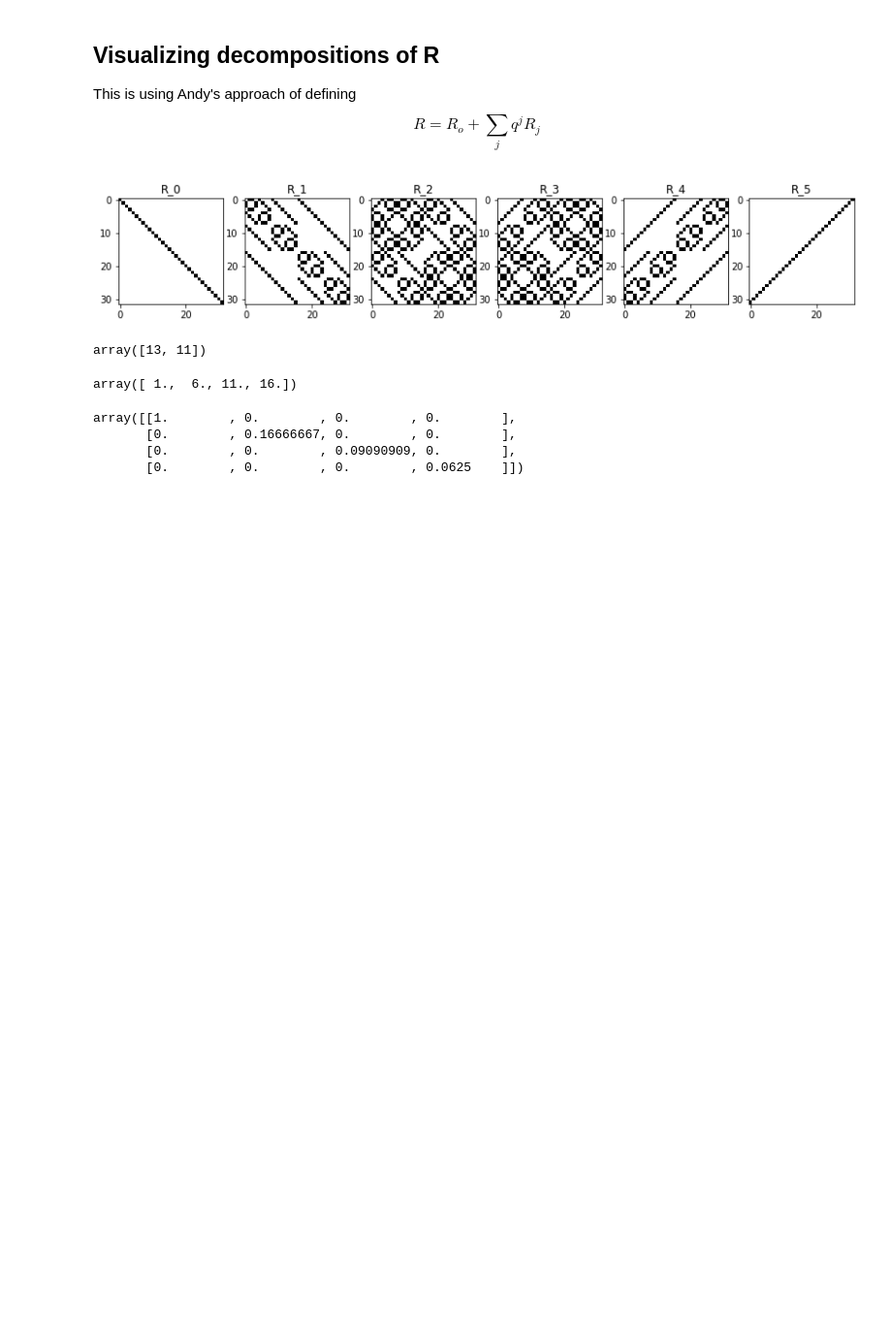
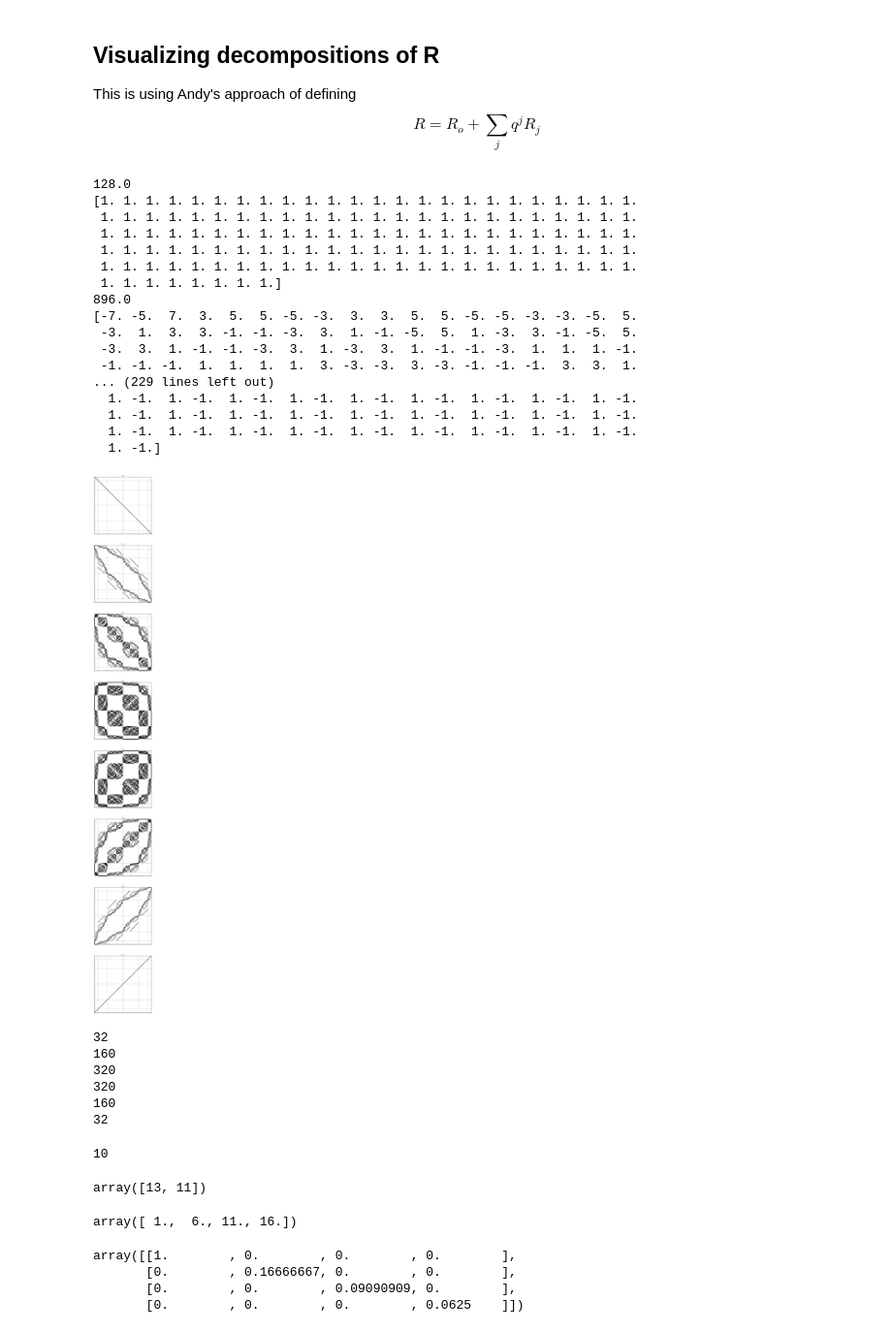
Before and after one commit to peterse/perturbative_readout_correction, a Jupyter notebook: visualize_rj.ipynb, the cells around one changed output. Shown at 97% size. Drawn from its saved outputs; the diff is of its cells as text; code cells hidden in the pictures; blank space fills up the shorter version.

```diff
--- a/visualize_rj.ipynb
+++ b/visualize_rj.ipynb
@@ -12,19 +13,55 @@ import utils
 # %%
-n = 5
+n = 7
 d = 1 << n
-fig, axes = plt.subplots(1, n+1, figsize=(14, 8))
+fig, axes = plt.subplots(n+1, 1, figsize=(10, 80))
 R = np.zeros((d, d))
 for w in range(n+1):
     R_w = np.zeros((d, d))
     for i in range(d):
         for j in range(d):
             if utils.distance(i,j) == w:
                 R_w[i,j] = 1
-    axes[w].imshow(R_w, cmap='binary')
+    viz.u_imshow(R_w, n, ax=axes[w], sort_by_weight=True, cmap='binary', vmin=0, vmax=1)
+    axes[w].set_xticklabels([])
+    axes[w].set_yticklabels([])
     axes[w].set_title(f"R_{w}")
+    print(R_w.sum())
+    u,v = np.linalg.eig(R_w)
+    print(u)
     R += R_w
 # %% [output]
+128.0
+[1. 1. 1. 1. 1. 1. 1. 1. 1. 1. 1. 1. 1. 1. 1. 1. 1. 1. 1. 1. 1. 1. 1. 1.
+ 1. 1. 1. 1. 1. 1. 1. 1. 1. 1. 1. 1. 1. 1. 1. 1. 1. 1. 1. 1. 1. 1. 1. 1.
+ 1. 1. 1. 1. 1. 1. 1. 1. 1. 1. 1. 1. 1. 1. 1. 1. 1. 1. 1. 1. 1. 1. 1. 1.
+ 1. 1. 1. 1. 1. 1. 1. 1. 1. 1. 1. 1. 1. 1. 1. 1. 1. 1. 1. 1. 1. 1. 1. 1.
+ 1. 1. 1. 1. 1. 1. 1. 1. 1. 1. 1. 1. 1. 1. 1. 1. 1. 1. 1. 1. 1. 1. 1. 1.
+ 1. 1. 1. 1. 1. 1. 1. 1.]
+896.0
+[-7. -5.  7.  3.  5.  5. -5. -3.  3.  3.  5.  5. -5. -5. -3. -3. -5.  5.
+ -3.  1.  3.  3. -1. -1. -3.  3.  1. -1. -5.  5.  1. -3.  3. -1. -5.  5.
+ -3.  3.  1. -1. -1. -3.  3.  1. -3.  3.  1. -1. -1. -3.  1.  1.  1. -1.
+ -1. -1. -1.  1.  1.  1.  1.  3. -3. -3.  3. -3. -1. -1. -1.  3.  3.  1.
+... (229 lines left out)
+  1. -1.  1. -1.  1. -1.  1. -1.  1. -1.  1. -1.  1. -1.  1. -1.  1. -1.
+  1. -1.  1. -1.  1. -1.  1. -1.  1. -1.  1. -1.  1. -1.  1. -1.  1. -1.
+  1. -1.  1. -1.  1. -1.  1. -1.  1. -1.  1. -1.  1. -1.  1. -1.  1. -1.
+  1. -1.]
-[figure, old version]
+[figure, new version]
+# %%
+for d in range(n+1):
+    print((2 ** n) * utils.ncr(n, d))
+# %% [output]
+32
+160
+320
+320
+160
+32
+# %%
+utils.ncr(5,3)
+# %% [output]
+10
 # %%
 arr = np.arange(16).reshape((4,4))
 # %%
```
Also changed, not shown: parts of 1 cell of this notebook, 4 other files.
